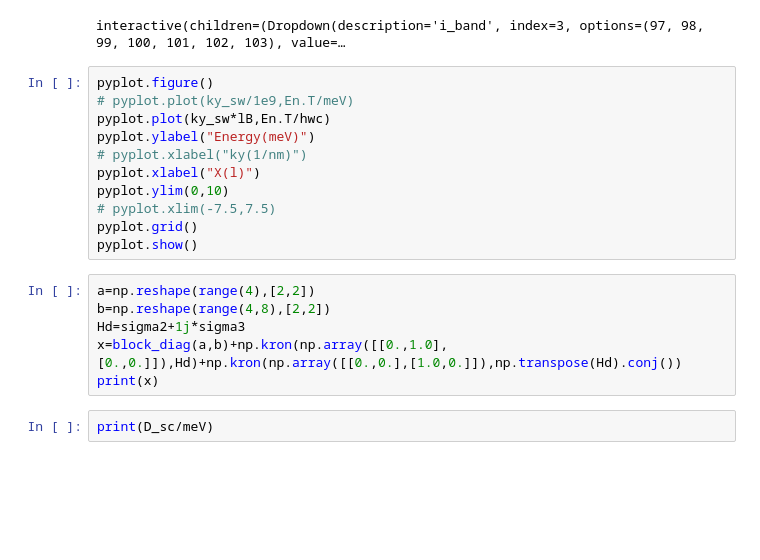
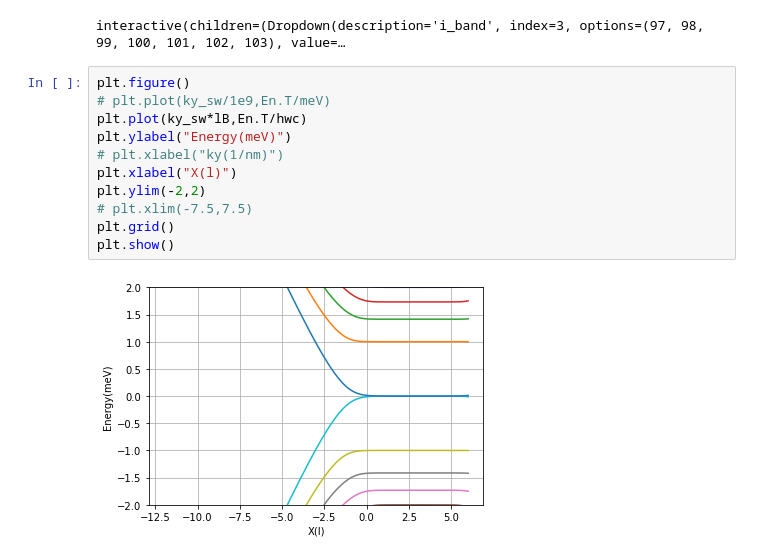
Before and after one commit to hassan-shap/CAR, a Jupyter notebook: Dirac-LLs-visualization.ipynb, the cells around one changed output. Saved outputs shown, nothing was run; the diff lists cells and outputs as text; blank space fills up the shorter version.

```diff
--- a/Dirac-LLs-visualization.ipynb
+++ b/Dirac-LLs-visualization.ipynb
@@ -109,21 +108,15 @@ interact(plot_wf,iwf=(0,len(ky_sw)-1,1), i_band=range(Nx-3,Nx+4));
 # %% [output]
 interactive(children=(Dropdown(description='i_band', index=3, options=(97, 98, 99, 100, 101, 102, 103), value=…
 # %%
-pyplot.figure()
-# pyplot.plot(ky_sw/1e9,En.T/meV)
-pyplot.plot(ky_sw*lB,En.T/hwc)
-pyplot.ylabel("Energy(meV)")
-# pyplot.xlabel("ky(1/nm)")
-pyplot.xlabel("X(l)")
-pyplot.ylim(0,10)
-# pyplot.xlim(-7.5,7.5)
-pyplot.grid()
-pyplot.show()
+plt.figure()
+# plt.plot(ky_sw/1e9,En.T/meV)
+plt.plot(ky_sw*lB,En.T/hwc)
+plt.ylabel("Energy(meV)")
+# plt.xlabel("ky(1/nm)")
+plt.xlabel("X(l)")
+plt.ylim(-2,2)
+# plt.xlim(-7.5,7.5)
+plt.grid()
+plt.show()
+# %% [output]
+[figure, added]
-# %%
-a=np.reshape(range(4),[2,2])
-b=np.reshape(range(4,8),[2,2])
-Hd=sigma2+1j*sigma3
-x=block_diag(a,b)+np.kron(np.array([[0.,1.0],[0.,0.]]),Hd)+np.kron(np.array([[0.,0.],[1.0,0.]]),np.transpose(Hd).conj())
-print(x)
-# %%
-print(D_sc/meV)
```
Also changed, not shown: parts of 4 cells of this notebook, 11 other files.
